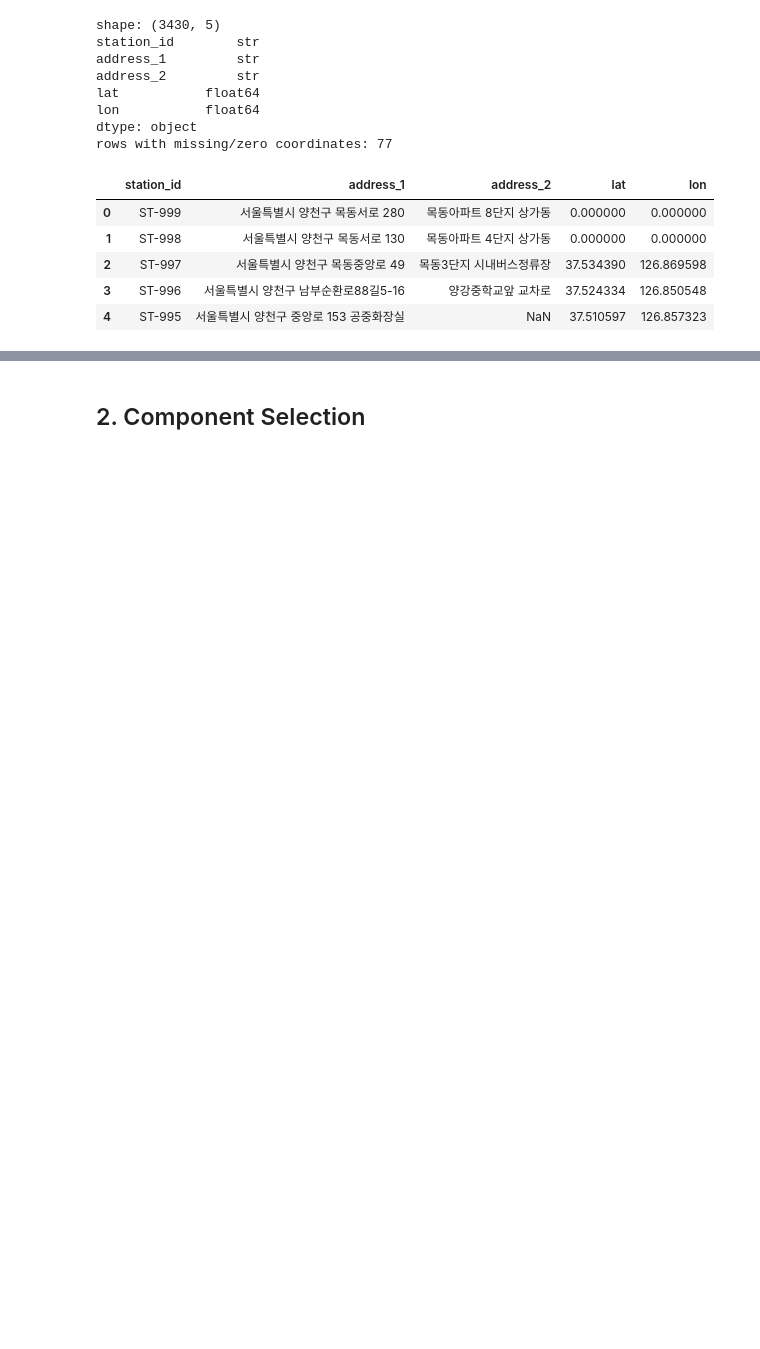
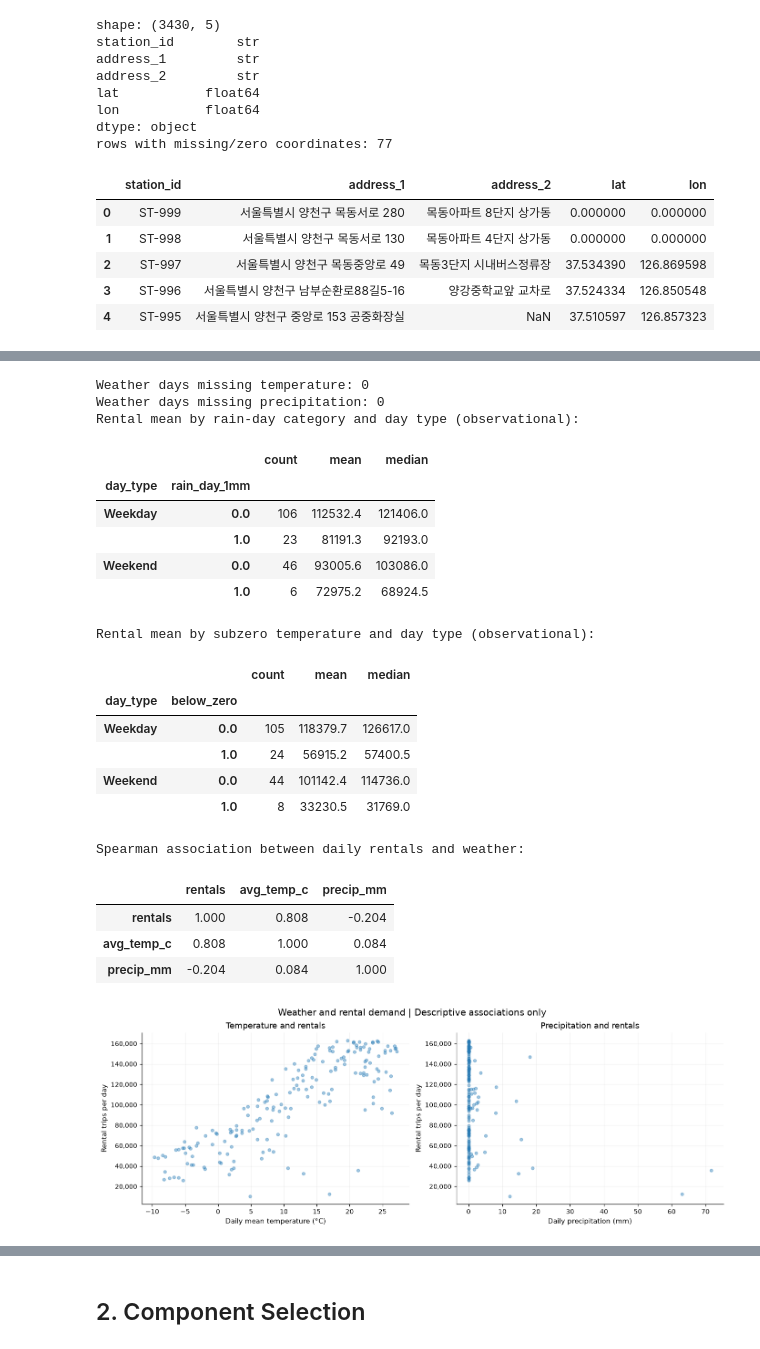
Before and after one commit to DaeYeong-Mun/CDS-303-Final-project, a Jupyter notebook: notebooks/Bike-S.ipynb, the cells around one changed output, grey strips where cells are left out. Cells and saved outputs as stored; diff of their text form; code cells hidden in the pictures; blank space fills up the shorter version.

```diff
--- a/notebooks/Bike-S.ipynb
+++ b/notebooks/Bike-S.ipynb
@@ -610,0 +866,50 @@ station_features.describe().T.round(3)
+# %%
+# Secondary descriptive weather context; these associations do not establish causality.
+weather_daily = weather.drop_duplicates('date').set_index('date').reindex(period)
+weather_daily.index.name = 'date'
+wx = city_time[['rentals','day_type','month']].join(weather_daily[['avg_temp_c','precip_mm']], how='left')
+wx['rain_day_1mm'] = np.where(wx['precip_mm'].isna(), np.nan, wx['precip_mm'] >= 1)
+wx['below_zero'] = np.where(wx['avg_temp_c'].isna(), np.nan, wx['avg_temp_c'] < 0)
+print('Weather days missing temperature:', wx['avg_temp_c'].isna().sum())
+print('Weather days missing precipitation:', wx['precip_mm'].isna().sum())
+print('Rental mean by rain-day category and day type (observational):')
+display(wx.dropna(subset=['rain_day_1mm']).groupby(['day_type','rain_day_1mm'])['rentals'].agg(['count','mean','median']).round(1))
+print('Rental mean by subzero temperature and day type (observational):')
+display(wx.dropna(subset=['below_zero']).groupby(['day_type','below_zero'])['rentals'].agg(['count','mean','median']).round(1))
+print('Spearman association between daily rentals and weather:')
+display(wx[['rentals','avg_temp_c','precip_mm']].corr(method='spearman').round(3))
+
+fig, axes = plt.subplots(1, 2, figsize=(12.5, 4.4))
+for ax, x_col, xlabel, title in [
+    (axes[0], 'avg_temp_c', 'Daily mean temperature (°C)', 'Temperature and rentals'),
+    (axes[1], 'precip_mm', 'Daily precipitation (mm)', 'Precipitation and rentals'),
+]:
+    ax.scatter(wx[x_col], wx['rentals'], s=17, alpha=.4)
+    ax.set(title=title, xlabel=xlabel, ylabel='Rental trips per day')
+    ax.yaxis.set_major_formatter(mticker.StrMethodFormatter('{x:,.0f}'))
+    ax.grid(alpha=.15)
+fig.suptitle('Weather and rental demand | Descriptive associations only', fontsize=13)
+plt.show()
+# %% [output]
+Weather days missing temperature: 0
+Weather days missing precipitation: 0
+Rental mean by rain-day category and day type (observational):
+|  |  | count | mean | median |
+| day_type | rain_day_1mm |  |  |  |
+| Weekday | 0.0 | 106 | 112532.4 | 121406.0 |
+|  | 1.0 | 23 | 81191.3 | 92193.0 |
+| Weekend | 0.0 | 46 | 93005.6 | 103086.0 |
+|  | 1.0 | 6 | 72975.2 | 68924.5 |
+Rental mean by subzero temperature and day type (observational):
+|  |  | count | mean | median |
+| day_type | below_zero |  |  |  |
+| Weekday | 0.0 | 105 | 118379.7 | 126617.0 |
+|  | 1.0 | 24 | 56915.2 | 57400.5 |
+| Weekend | 0.0 | 44 | 101142.4 | 114736.0 |
+|  | 1.0 | 8 | 33230.5 | 31769.0 |
+Spearman association between daily rentals and weather:
+|  | rentals | avg_temp_c | precip_mm |
+| rentals | 1.000 | 0.808 | -0.204 |
+| avg_temp_c | 0.808 | 1.000 | 0.084 |
+| precip_mm | -0.204 | 0.084 | 1.000 |
+[figure, added]
```
Also changed, not shown: parts of 49 cells of this notebook.
